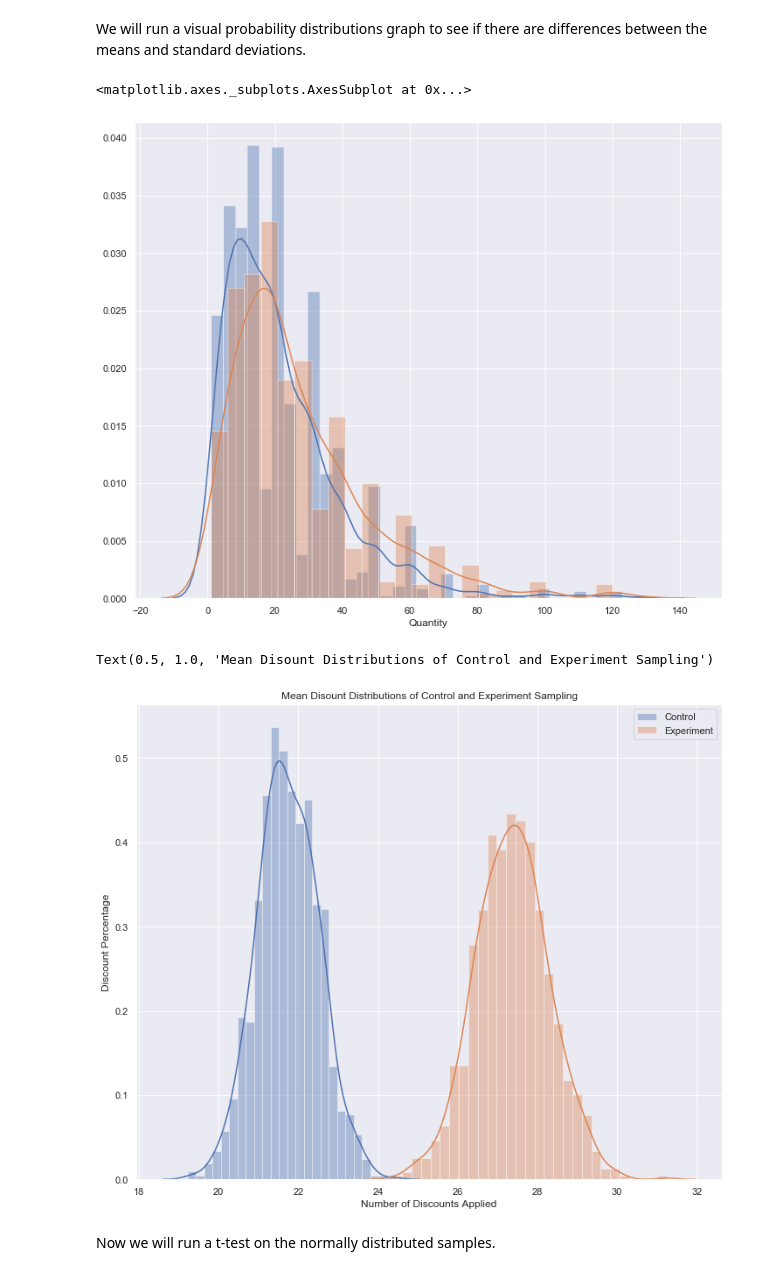
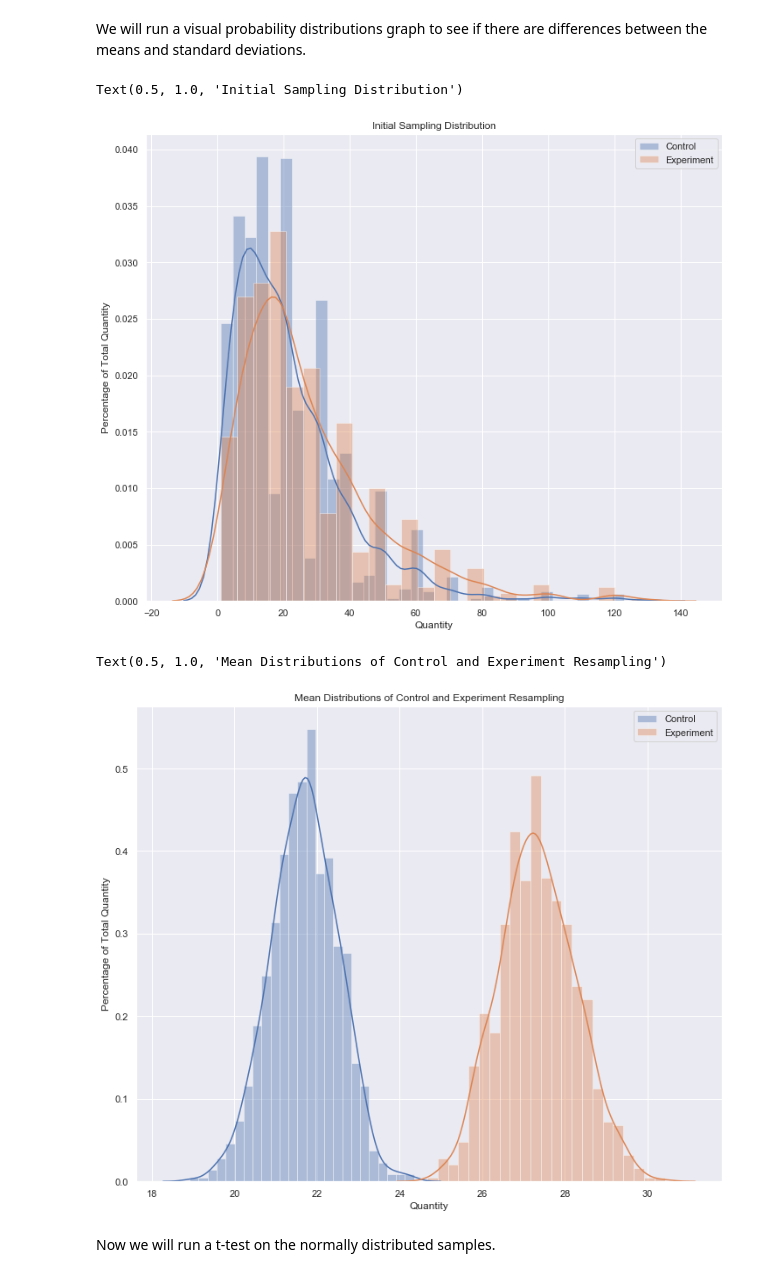
Before and after one commit to Jason-M-Richards/Hypotheses-Testing-for-Northwind-SQL-database, a Jupyter notebook: final_notebook.ipynb, the cells around one changed output. Cells and saved outputs as stored; diff of their text form; code cells hidden in the pictures.

```diff
--- a/final_notebook.ipynb
+++ b/final_notebook.ipynb
@@ -277,9 +290,13 @@ We will run a visual probability distributions graph to see if there are differe
 # %%
 sns.set(color_codes=True)
 sns.set(rc={'figure.figsize':(12,10)})
-sns.distplot(control1) # Blue distribution
-sns.distplot(experiment1) # Orange distribution
+sns.distplot(control1, label = 'Control') # Blue distribution
+sns.distplot(experiment1, label = 'Experiment') # Orange distribution
+plt.legend()
+plt.xlabel('Quantity')
+plt.ylabel('Percentage of Total Quantity')
+plt.title('Initial Sampling Distribution')
 # %% [output]
-<matplotlib.axes._subplots.AxesSubplot at 0x...>
+Text(0.5, 1.0, 'Initial Sampling Distribution')
-[figure, old version]
+[figure, new version]
 # %%
@@ -302,15 +321,15 @@ experiment_c = create_sampling_distribution(experiment1)
 # %%
 sns.set(color_codes=True)
 sns.set(rc={'figure.figsize':(12,10)})
 sns.distplot(control_c, label='Control') # Blue distribution
 sns.distplot(experiment_c, label='Experiment') # Orange distribution
 plt.legend()
-plt.xlabel('Number of Discounts Applied')
-plt.ylabel('Discount Percentage')
-plt.title('Mean Disount Distributions of Control and Experiment Sampling')
+plt.xlabel('Quantity')
+plt.ylabel('Percentage of Total Quantity')
+plt.title('Mean Distributions of Control and Experiment Resampling')
 # %% [output]
-Text(0.5, 1.0, 'Mean Disount Distributions of Control and Experiment Sampling')
+Text(0.5, 1.0, 'Mean Distributions of Control and Experiment Resampling')
-[figure, old version]
+[figure, new version]
 # %% [markdown]
 Now we will run a t-test on the normally distributed samples.
 # %%
```
Also changed, not shown: parts of 28 cells of this notebook, 3 other files.
